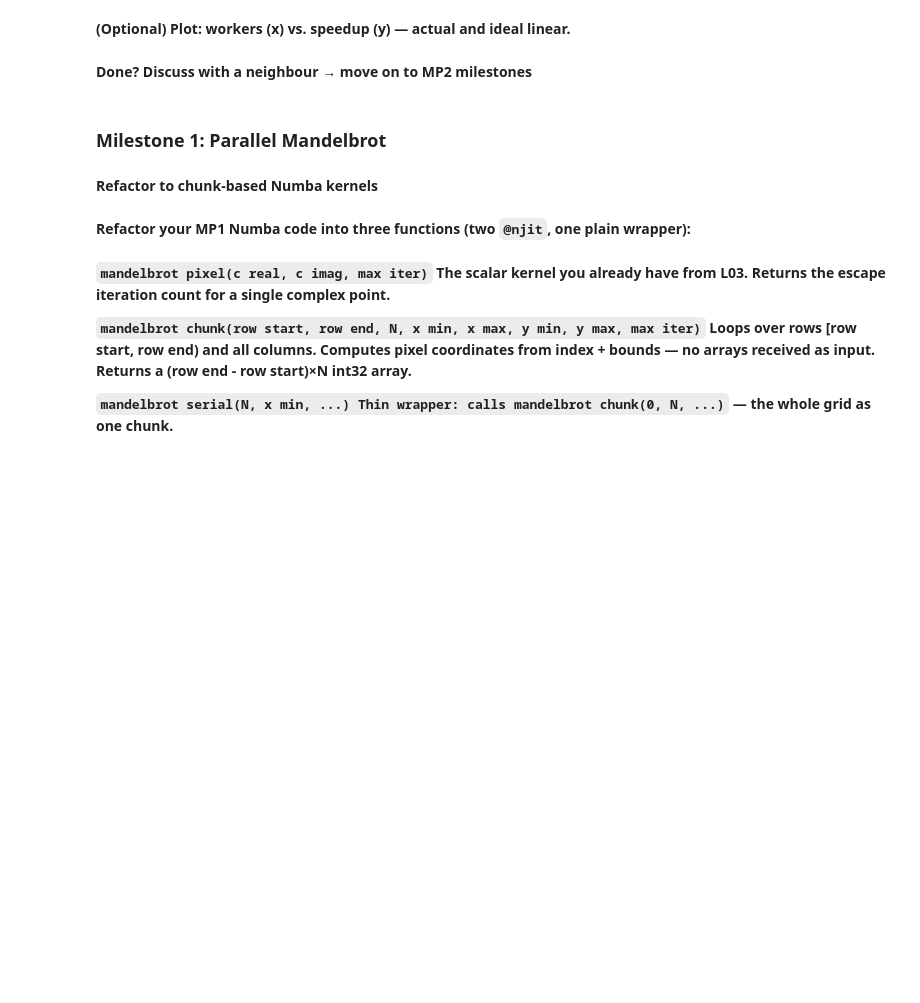
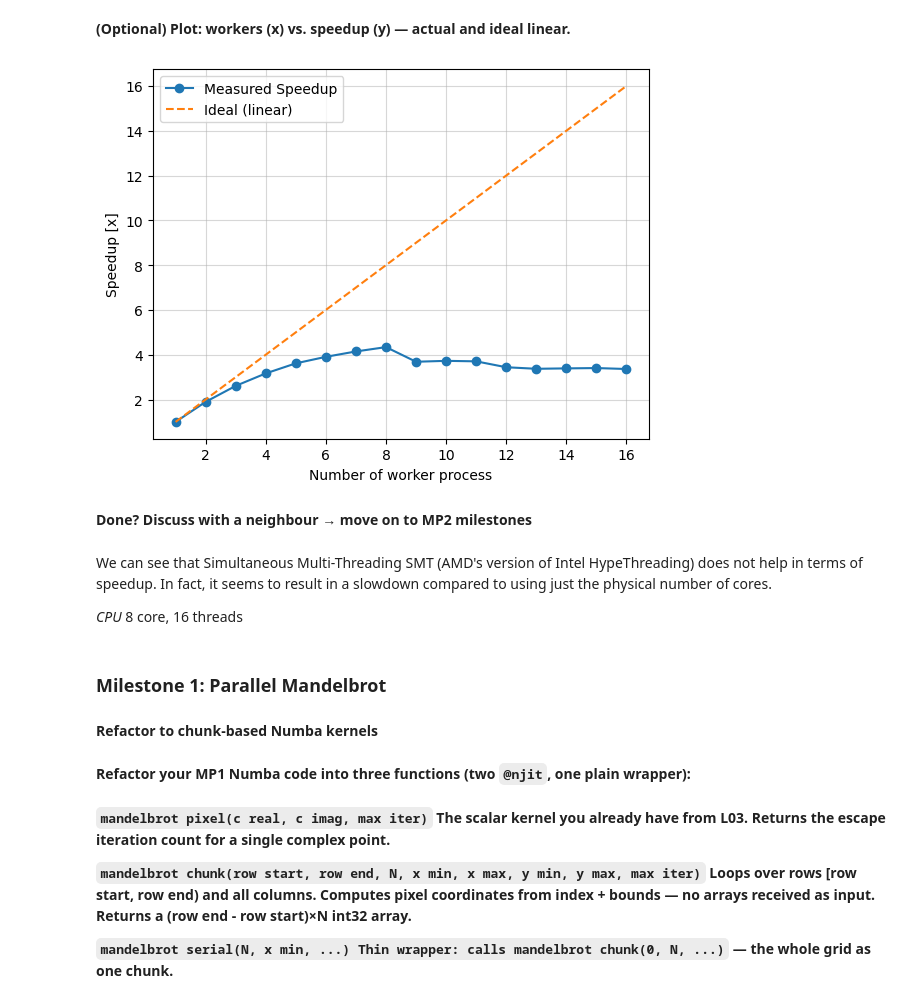
Before and after one commit to NDS8-TCP/nsc-mikkel, a Jupyter notebook: l04_exercises.ipynb, the cells around one changed output. Cells and saved outputs as stored; diff of their text form; code cells hidden in the pictures; blank space fills up the shorter version.

Commit message:
l04: persistent exercise 1, 2, and 3

```diff
--- a/l04_exercises.ipynb
+++ b/l04_exercises.ipynb
@@ -173,0 +177,24 @@ Noted! It appears that $\hat{\pi}$ is stable.
+# %%
+import numpy as np
+from pathlib import Path
+
+def compute_results():
+    results = []
+    num_samples = 10_000_000
+    for num_proc in range(1, os.cpu_count() + 1):
+        times = []
+        for _ in range(3):
+            t0 = time.perf_counter()
+            pi_est = estimate_pi_parallel(num_samples, num_proc)
+            times.append(time.perf_counter() - t0)
+        t = statistics.median(times)
+        print(f"{num_proc:2d} workers: {t:.3f}s pi={pi_est:.6f}")
+        results.append(t)
+    return results
+
+
+# Persist the results
+results_file = Path("l04_results.npy")
+if not results_file.exists():
+    res = compute_results()
+    np.save(results_file, res)
@@ -180,7 +271,24 @@ Noted! It appears that $\hat{\pi}$ is stable.
 # %% [markdown]
 ****(Optional) Plot:** workers (x) vs. speedup (y) — actual and ideal linear.**
+# %%
+workers = range(1, len(speedups)+1)
+ideal = range(1, len(speedups)+1)
+
+plt.plot(workers, speedups, marker="o", label="Measured Speedup")
+plt.plot(ideal, ideal, linestyle="--", label="Ideal (linear)")
+plt.ylabel("Speedup [x]")
+plt.xlabel("Number of worker process")
+plt.grid(alpha=0.5)
+plt.legend()
+plt.show()
+# %% [output]
+[figure, added]
 # %% [markdown]
 ****Done?** Discuss with a neighbour → move on to MP2 milestones**
+# %% [markdown]
+We can see that Simultaneous Multi-Threading SMT (AMD's version of Intel HypeThreading) does not help in terms of speedup. In fact, it seems to result in a slowdown compared to using just the physical number of cores.
+
+*CPU* 8 core, 16 threads
 # %% [markdown]
 ### ****Milestone 1:** Parallel Mandelbrot**
 # %% [markdown]
```
Also changed, not shown: parts of 13 cells of this notebook, 1 other file.
